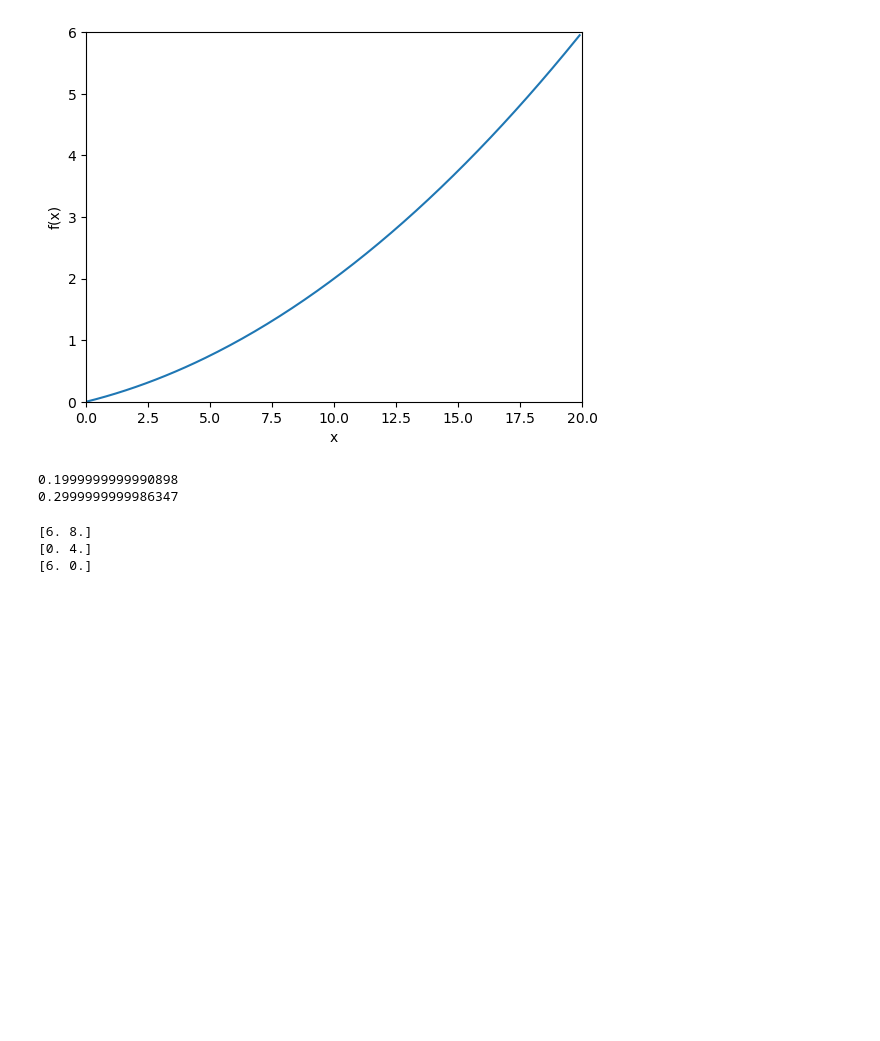
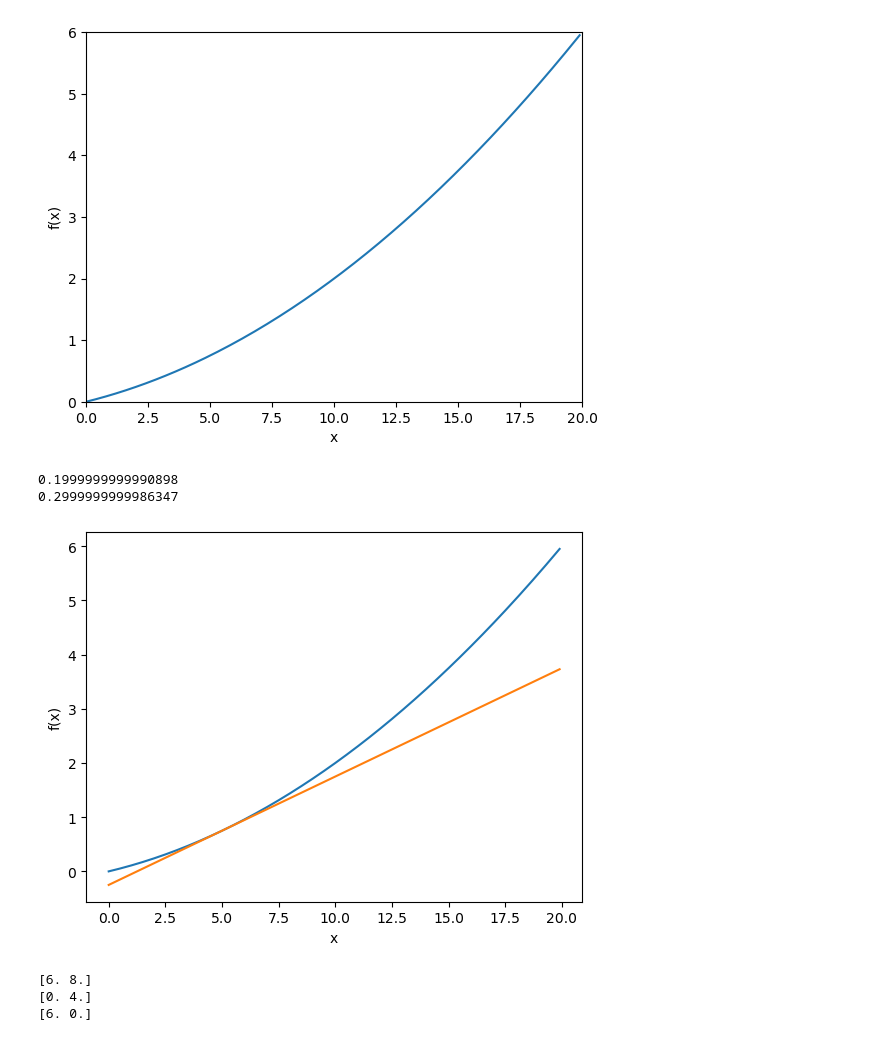
Before and after one commit to MOONisYOUNG/deep-learning-from-scratch-01, a Jupyter notebook: chapter_04/neural_network_train.ipynb, the cells around one changed output. Saved outputs shown, nothing was run; the diff lists cells and outputs as text; code cells hidden in the pictures; blank space fills up the shorter version.

```diff
--- a/chapter_04/neural_network_train.ipynb
+++ b/chapter_04/neural_network_train.ipynb
@@ -118,3 +118,23 @@ print(numerical_diff(function_1, 10))
 # %% [output]
 0.1999999999990898
 0.2999999999986347
+# %%
+def tangent_line(f: Callable[[npt.NDArray[np.float64]], npt.NDArray[np.float64]],
+                 x: np.float64) -> Callable[[npt.NDArray[np.float64]], npt.NDArray[np.float64]]:
+    d = numerical_diff(f, x)
+    y = f(x) - d*x
+    return lambda t: d*t + y
+# %%
+x = np.arange(0.0, 20.0, 0.1)
+y = function_1(x)
+plt.xlabel("x")
+plt.ylabel("f(x)")
+
+tf = tangent_line(function_1, 5)
+y2 = tf(x)
+
+plt.plot(x, y)
+plt.plot(x, y2)
+plt.show()
+# %% [output]
+[figure, added]
```
Also changed, not shown: parts of 7 cells of this notebook.
